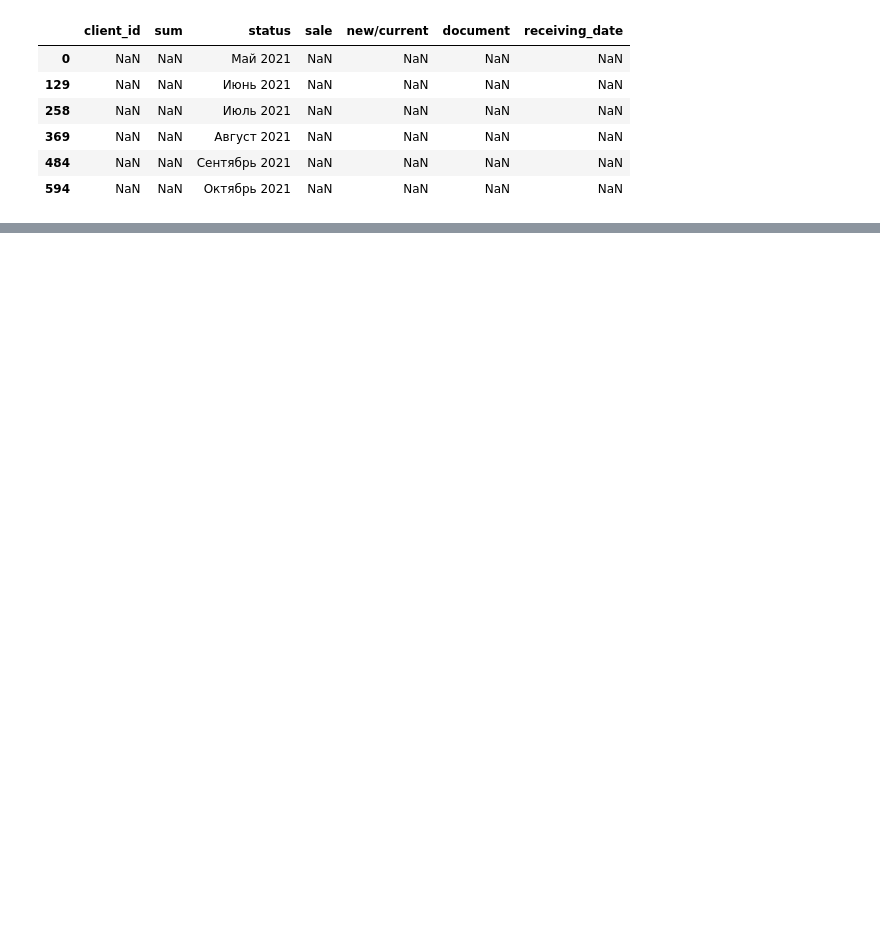
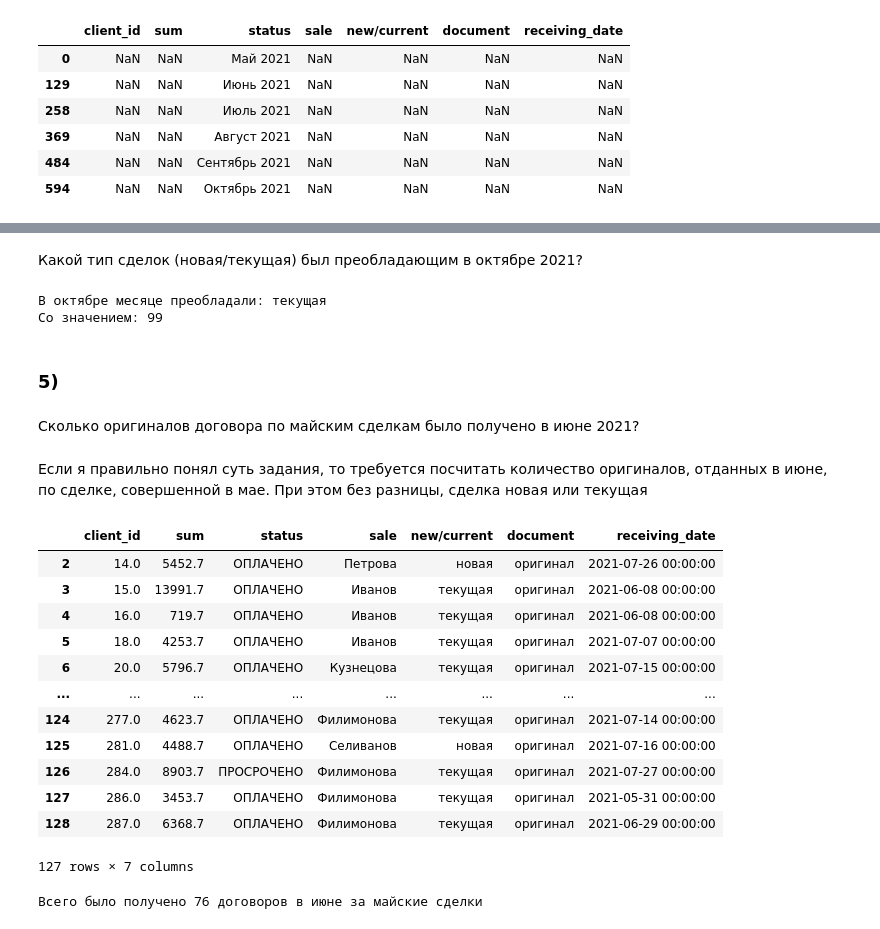
Before and after one commit to Supercili0usMe/test_task, a Jupyter notebook: Техническое задание/Вопросы.ipynb, the cells around one changed output, grey strips where cells are left out. Saved outputs shown, nothing was run; the diff lists cells and outputs as text; code cells hidden in the pictures; blank space fills up the shorter version.

```diff
--- a/Техническое задание/Вопросы.ipynb
+++ b/Техническое задание/Вопросы.ipynb
@@ -59,0 +140,31 @@ october_2021 = df.iloc[595:731]
+# %% [markdown]
+Какой тип сделок (новая/текущая) был преобладающим в октябре 2021?
+# %%
+sales_type = october_2021.groupby("new/current")['client_id'].count().sort_values(ascending=False)
+print(f"В октябре месяце преобладали: {sales_type.index[0]} \nСо значением: {sales_type.iloc[0]}")
+# %% [output]
+В октябре месяце преобладали: текущая
+Со значением: 99
+# %% [markdown]
+### 5)
+# %% [markdown]
+Сколько оригиналов договора по майским сделкам было получено в июне 2021?
+# %% [markdown]
+Если я правильно понял суть задания, то требуется посчитать количество оригиналов, отданных в июне, по сделке, совершенной в мае. При этом без разницы, сделка новая или текущая
+# %%
+may_2021 = may_2021.iloc[1:,:]
+may_2021
+# %% [output]
+|  | client_id | sum | status | sale | new/current | document | receiving_date |
+| 2 | 14.0 | 5452.7 | ОПЛАЧЕНО | Петрова | новая | оригинал | 2021-07-26 00:00:00 |
+| 3 | 15.0 | 13991.7 | ОПЛАЧЕНО | Иванов | текущая | оригинал | 2021-06-08 00:00:00 |
+| 4 | 16.0 | 719.7 | ОПЛАЧЕНО | Иванов | текущая | оригинал | 2021-06-08 00:00:00 |
+| 5 | 18.0 | 4253.7 | ОПЛАЧЕНО | Иванов | текущая | оригинал | 2021-07-07 00:00:00 |
+| 6 | 20.0 | 5796.7 | ОПЛАЧЕНО | Кузнецова | текущая | оригинал | 2021-07-15 00:00:00 |
+| ... | ... | ... | ... | ... | ... | ... | ... |
+| 124 | 277.0 | 4623.7 | ОПЛАЧЕНО | Филимонова | текущая | оригинал | 2021-07-14 00:00:00 |
+| 125 | 281.0 | 4488.7 | ОПЛАЧЕНО | Селиванов | новая | оригинал | 2021-07-16 00:00:00 |
+| 126 | 284.0 | 8903.7 | ПРОСРОЧЕНО | Филимонова | текущая | оригинал | 2021-07-27 00:00:00 |
+| 127 | 286.0 | 3453.7 | ОПЛАЧЕНО | Филимонова | текущая | оригинал | 2021-05-31 00:00:00 |
+| 128 | 287.0 | 6368.7 | ОПЛАЧЕНО | Филимонова | текущая | оригинал | 2021-06-29 00:00:00 |
+127 rows × 7 columns
@@ -59,0 +173,5 @@ october_2021 = df.iloc[595:731]
+# %%
+original_count = may_2021[(may_2021["receiving_date"].dt.month == 6) & (may_2021["document"] == 'оригинал')].count()
+print(f"Всего было получено {original_count.iloc[0]} договоров в июне за майские сделки")
+# %% [output]
+Всего было получено 76 договоров в июне за майские сделки
```
Also changed, not shown: parts of 18 cells of this notebook, 2 other files.
